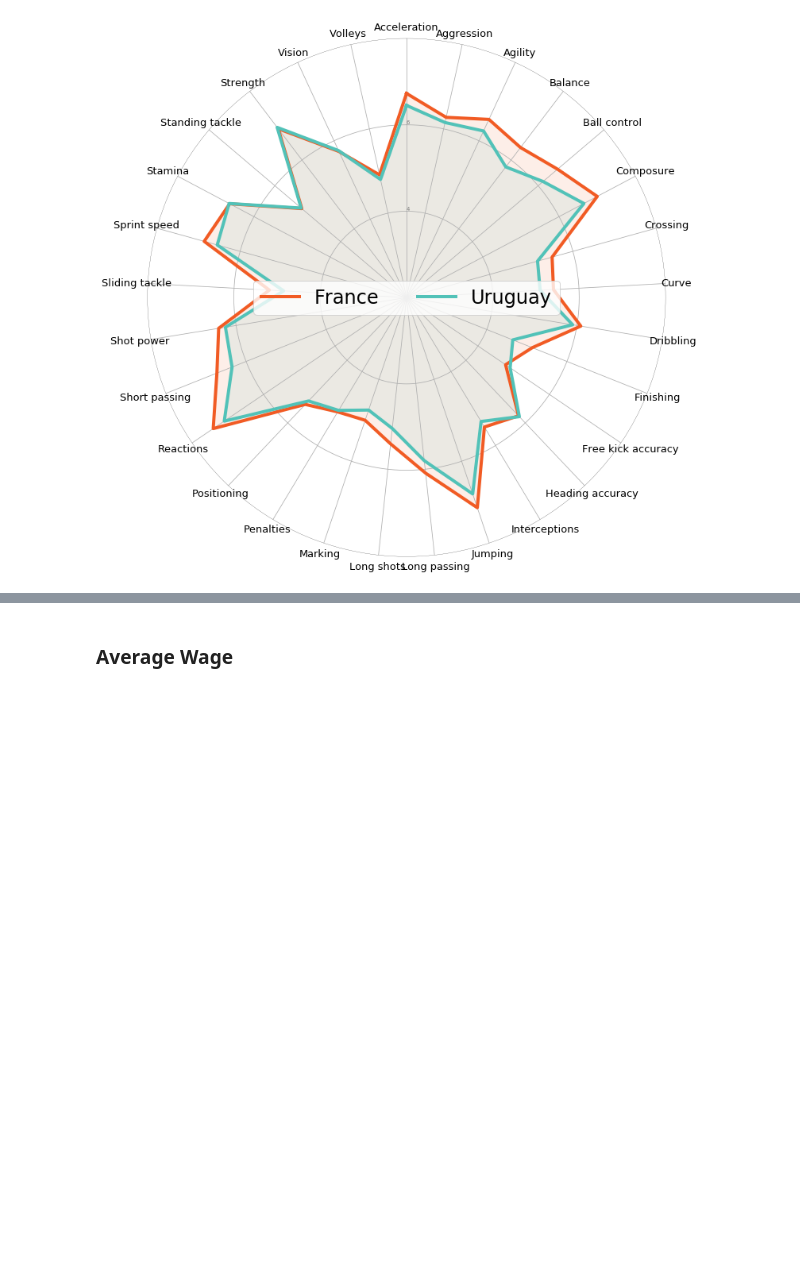
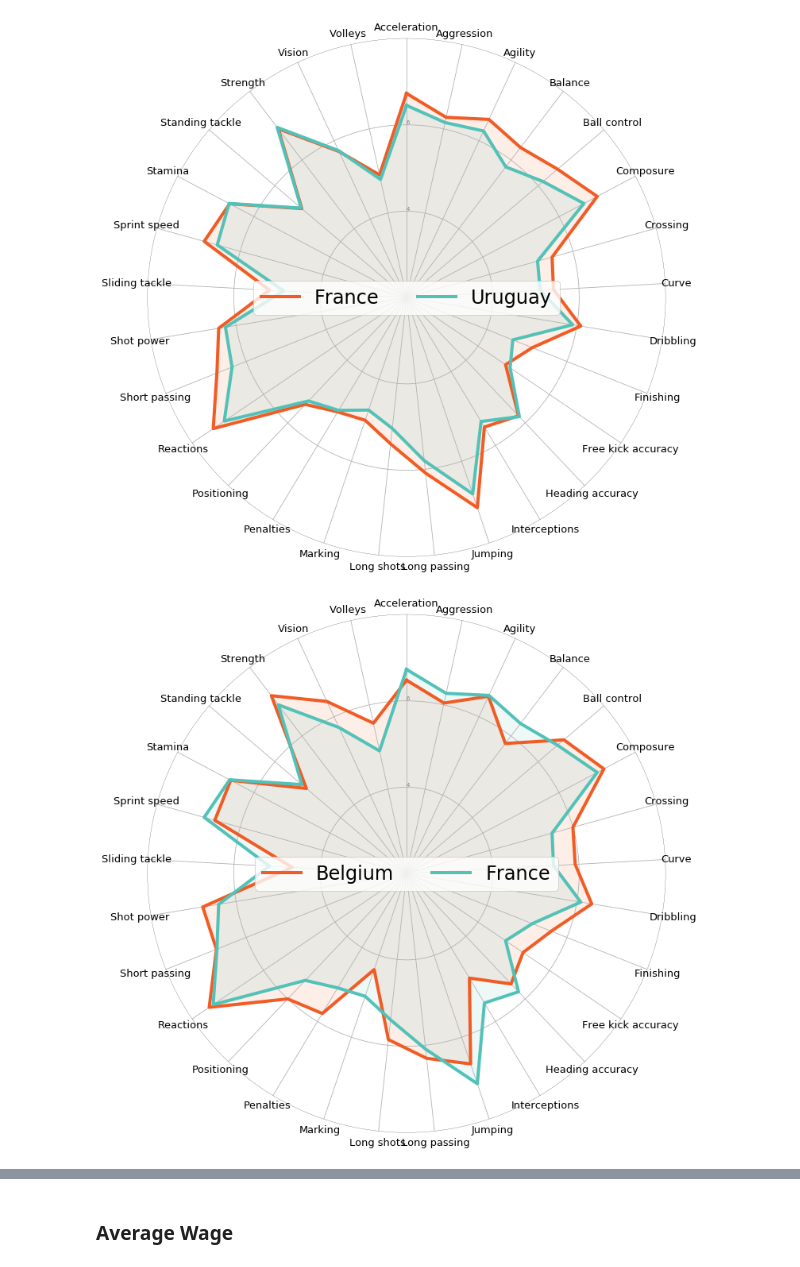
Before and after one commit to calestini/soccer_stats, a Jupyter notebook: 2018 World Cup Quarter Finals.ipynb, the cells around one changed output, grey strips where cells are left out. Saved outputs shown, nothing was run; the diff lists cells and outputs as text; code cells hidden in the pictures; blank space fills up the shorter version.

```diff
--- a/2018 World Cup Quarter Finals.ipynb
+++ b/2018 World Cup Quarter Finals.ipynb
@@ -472,3 +472,7 @@ h2h('Brazil','Belgium')
 h2h('France','Uruguay')
 # %% [output]
 [figure]
+# %%
+h2h('Belgium','France')
+# %% [output]
+[figure, added]
```
Also changed, not shown: parts of 2 cells of this notebook.
